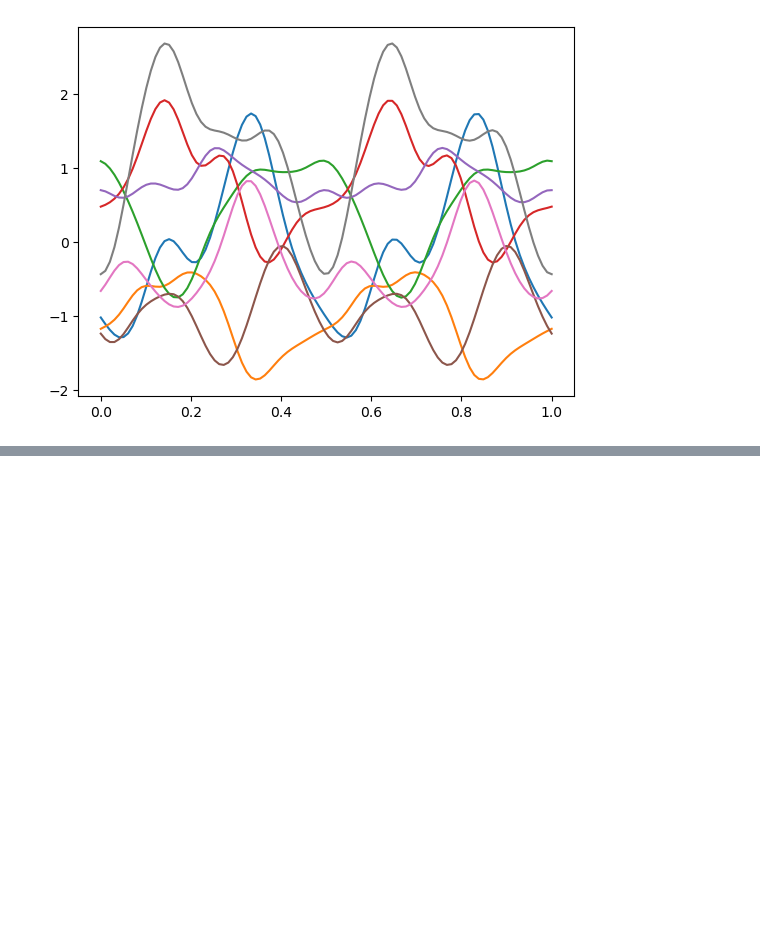
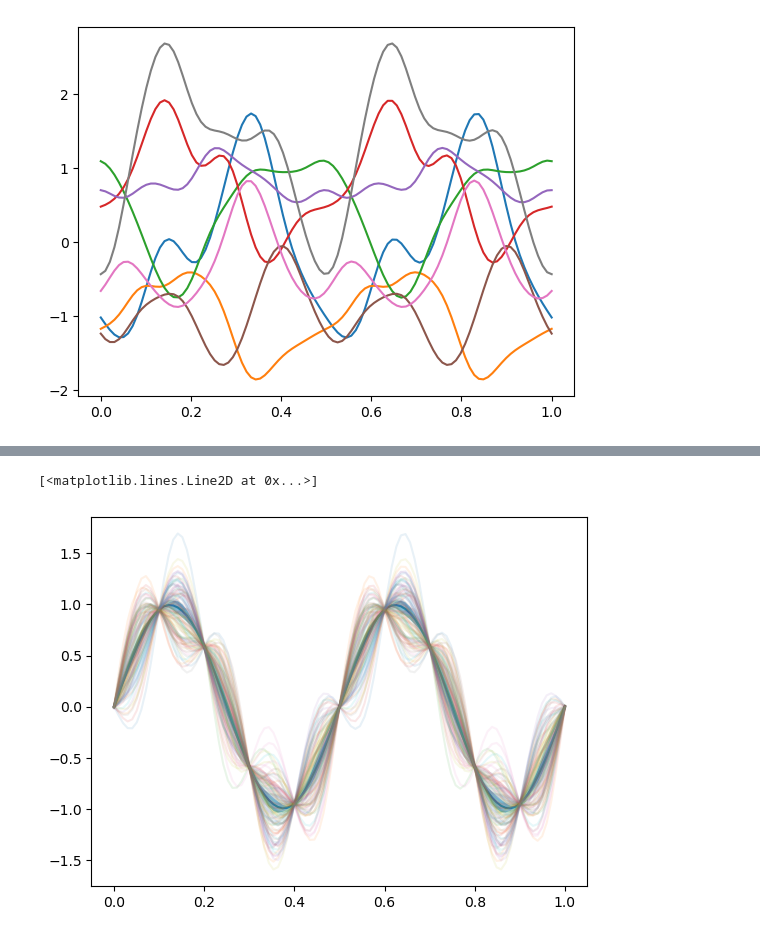
Before and after one commit to NiklasSchaaf/UQ_2023, a Jupyter notebook: homework_11/hw11_nik.ipynb, the cells around one changed output, grey strips where cells are left out. Cells and saved outputs as stored; diff of their text form; code cells hidden in the pictures; blank space fills up the shorter version.

Commit message:
add cholesky part

```diff
--- a/homework_11/hw11_nik.ipynb
+++ b/homework_11/hw11_nik.ipynb
@@ -35,6 +35,25 @@ def GP(x, data, sigma=1, l=1, T=0.5, nugget_sigma=0.01):
     cov = kernel_cov(x, x, sigma, l, T) - kernel_cov(x, x_data, sigma, l, T) @ K_data_inv @ kernel_cov(x_data, x, sigma, l, T)
     return mean, cov
 
+def GP_chol(x, data, sigma=1, l=1, T=0.5, nugget_sigma=0.01):
+    x_data = data[0]
+    y_data = data[1]
+
+    L = np.linalg.cholesky(data_cov(x_data, x_data, sigma, l, T, nugget_sigma))
+    alpha = np.linalg.solve(L.T, np.linalg.solve(L,y_data))
+
+    point_means = np.zeros_like(x)
+    point_vars = np.zeros_like(x)
+    for i,ex in enumerate(x):
+        k = kernel_cov(x_data, np.array([ex]), sigma, l, T)
+        v = np.linalg.solve(L,k)
+        var = kernel(ex, ex, sigma, l, T) - v.T @ v
+
+        point_means[i] = k.T @ alpha
+        point_vars[i] = var
+
+    return point_means, point_vars
+
 data = np.array([[0, 0.2, 0.4, 0.6, 0.8, 1],
                  [0, 0.59, -0.95, 0.95, -0.59, 0]])
 # %%
@@ -81,0 +112,9 @@ plt.scatter(data[0],data[1])
+# %%
+mean_chol, var_chol = GP_chol(x, data)
+std2 = var_chol
+# %%
+plt.fill_between(x, mean_chol-std2, mean_chol+std2, alpha = 0.5)
+plt.plot(x,mean_chol)
+# %% [output]
+[<matplotlib.lines.Line2D at 0x...>]
+[figure, added]
```
Also changed, not shown: parts of 2 cells of this notebook.
